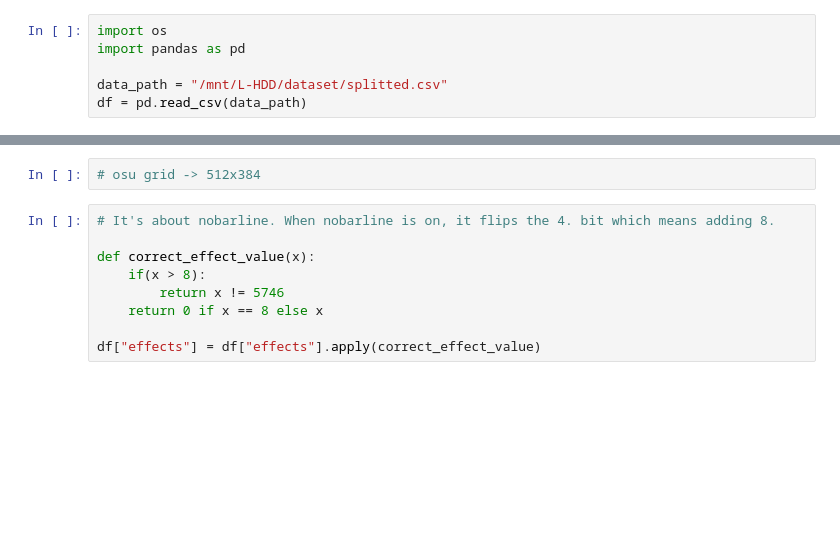
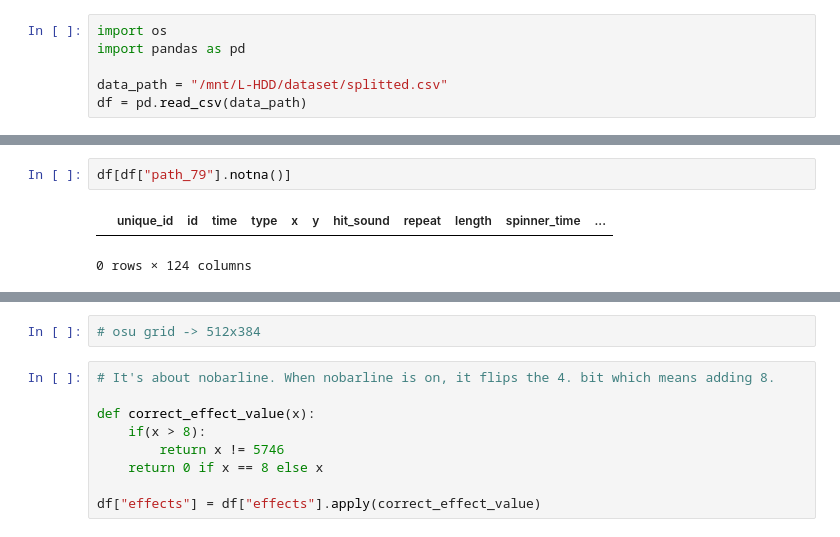
Before and after one commit to saliherdemk/osu-dataset-generator, a Jupyter notebook: notebooks/normalize.ipynb, the cells around one changed output, grey strips where cells are left out. Saved outputs shown, nothing was run; the diff lists cells and outputs as text; blank space fills up the shorter version.

```diff
--- a/notebooks/normalize.ipynb
+++ b/notebooks/normalize.ipynb
@@ -6,0 +23,5 @@ df = pd.read_csv(data_path)
+# %%
+df[df["path_79"].notna()]
+# %% [output]
+|  | unique_id | id | time | type | x | y | hit_sound | repeat | length | spinner_time | ... |
+0 rows × 124 columns
```
Also changed, not shown: parts of 14 cells of this notebook, 10 other files.
